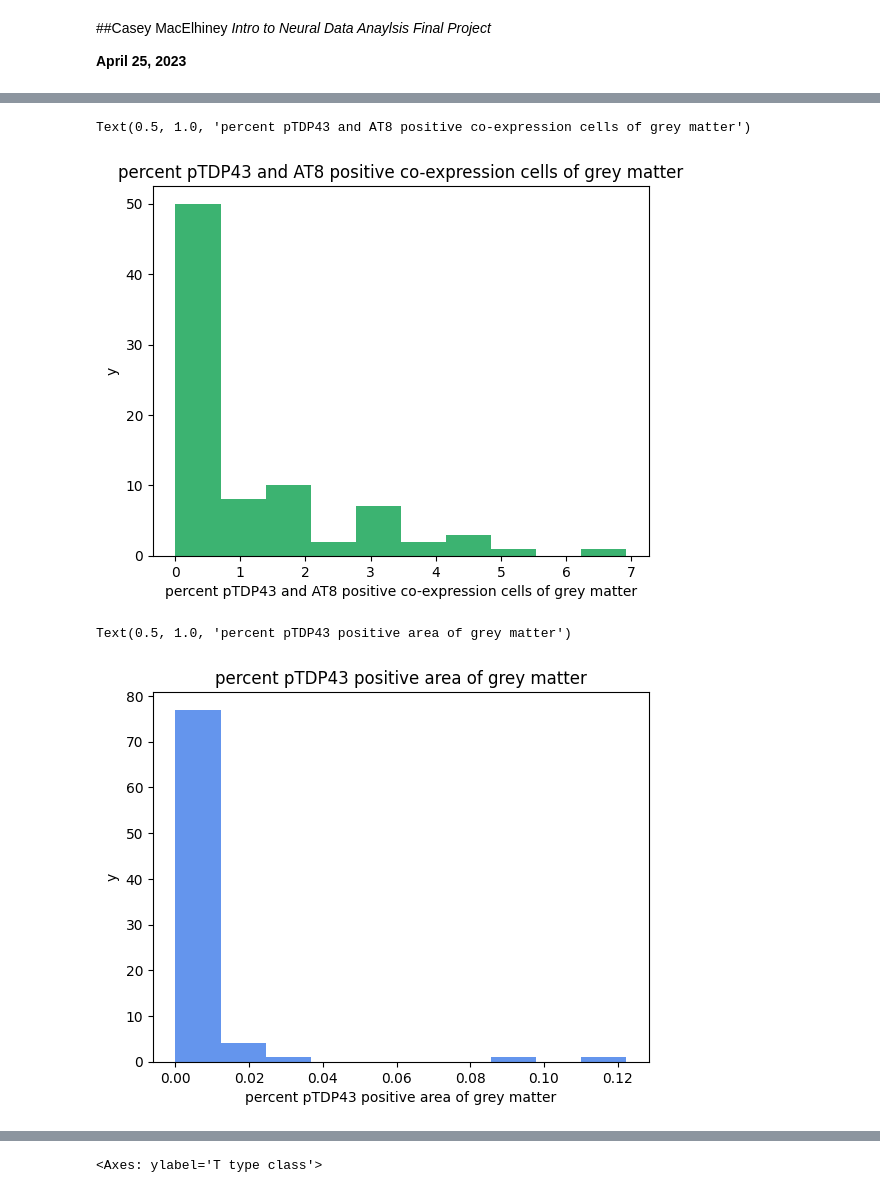
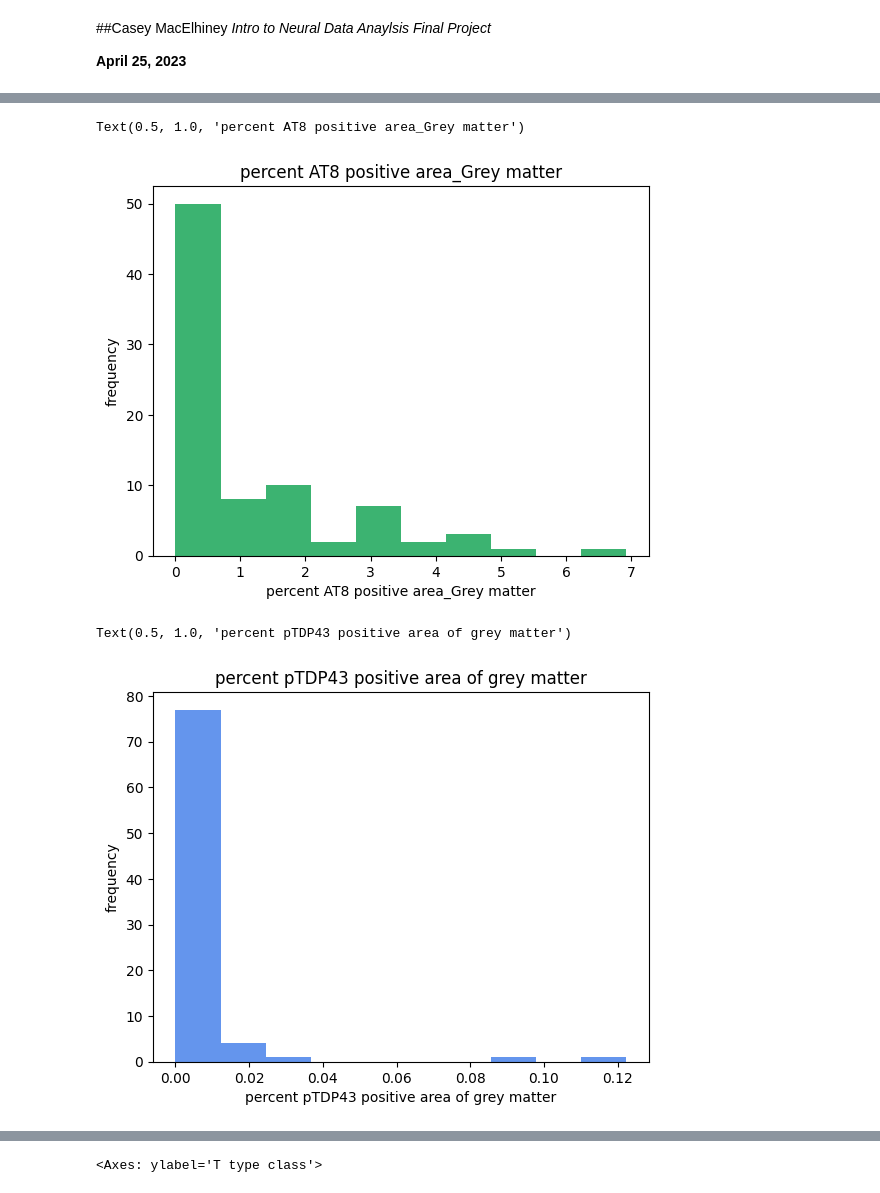
Before and after one commit to caseymacelhiney/neuro265, a Jupyter notebook: final_project.ipynb, the cells around one changed output, grey strips where cells are left out. Drawn from its saved outputs; the diff is of its cells as text; code cells hidden in the pictures.

```diff
--- a/final_project.ipynb
+++ b/final_project.ipynb
@@ -52,19 +22,19 @@ Name: percent pTDP43 and AT8 positive co-expression cells_Grey matter, Length: 8
 # %%
-plt.hist(alzheimers_pathology.iloc[:,20],color='mediumseagreen') #percent pTDP43 and AT8 positive co-expression cells_Grey matter
-plt.xlabel('percent pTDP43 and AT8 positive co-expression cells of grey matter')
-plt.ylabel('y')
-plt.title('percent pTDP43 and AT8 positive co-expression cells of grey matter')
+plt.hist(alzheimers.iloc[:,1],color='mediumseagreen') #percent pTDP43 and AT8 positive co-expression cells_Grey matter
+plt.xlabel('percent AT8 positive area_Grey matter')
+plt.ylabel('frequency')
+plt.title('percent AT8 positive area_Grey matter')
 # %% [output]
-Text(0.5, 1.0, 'percent pTDP43 and AT8 positive co-expression cells of grey matter')
+Text(0.5, 1.0, 'percent AT8 positive area_Grey matter')
-[figure, old version]
+[figure, new version]
 # %%
-plt.hist(alzheimers_pathology.iloc[:,26],color='cornflowerblue') #percent pTDP43 positive area_Grey matter
+plt.hist(alzheimers.iloc[:,2],color='cornflowerblue') #percent pTDP43 positive area_Grey matter
 plt.xlabel('percent pTDP43 positive area of grey matter')
-plt.ylabel('y')
+plt.ylabel('frequency')
 plt.title('percent pTDP43 positive area of grey matter')
 # %% [output]
 Text(0.5, 1.0, 'percent pTDP43 positive area of grey matter')
-[figure, old version]
+[figure, new version]
 # %%
 plt.hist(patch_seq.iloc[:,31],color='mediumpurple')
 plt.xlabel('trough v long square')
```
Also changed, not shown: parts of 6 cells of this notebook.
